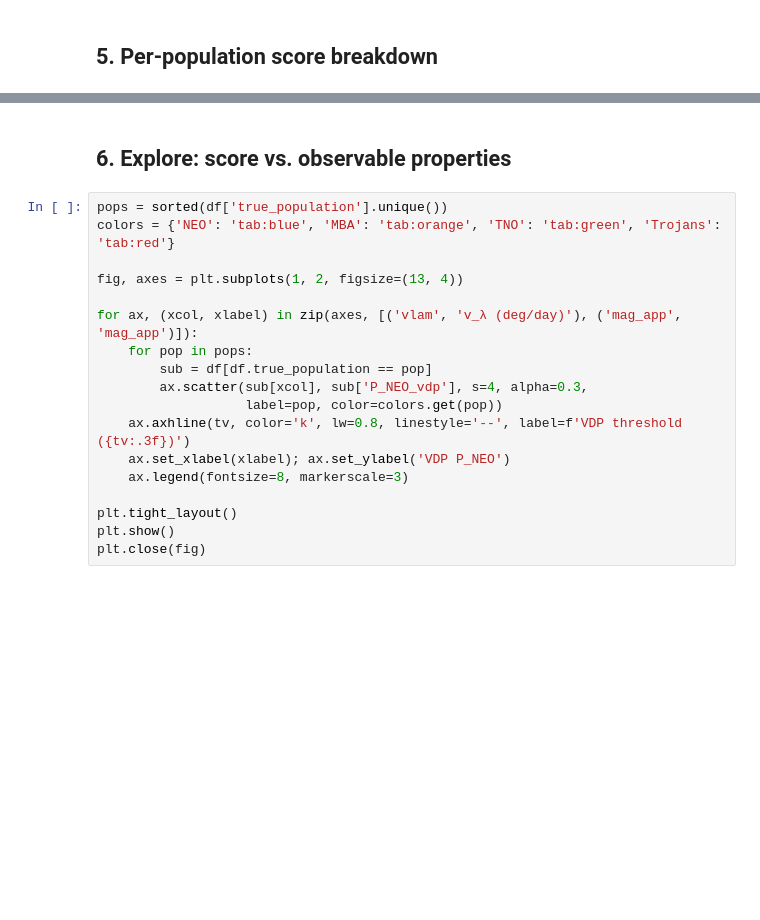
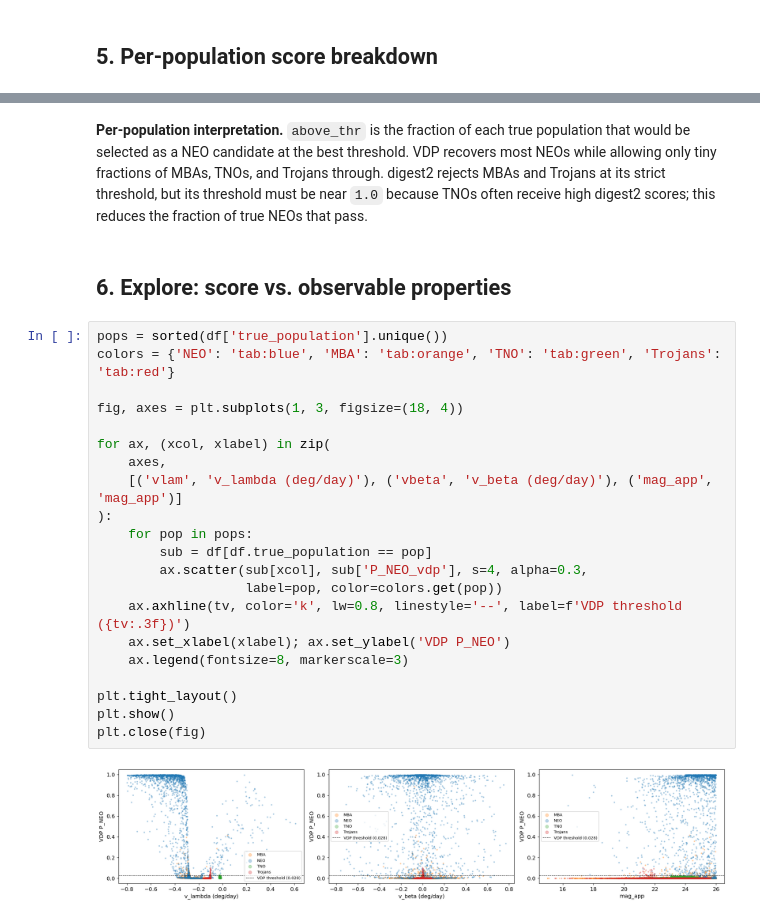
Before and after one commit to devanshi-s04/neomod, a Jupyter notebook: digest2_comparison.ipynb, the cells around one changed output, grey strips where cells are left out. Saved outputs shown, nothing was run; the diff lists cells and outputs as text; blank space fills up the shorter version.

```diff
--- a/digest2_comparison.ipynb
+++ b/digest2_comparison.ipynb
@@ -164,20 +203,27 @@ NEO         n= 362  VDP median=0.832  above_thr=75.4%  | d2 median=1.000  above_
+# %% [markdown]
+**Per-population interpretation.** `above_thr` is the fraction of each true population that would be selected as a NEO candidate at the best threshold. VDP recovers most NEOs while allowing only tiny fractions of MBAs, TNOs, and Trojans through. digest2 rejects MBAs and Trojans at its strict threshold, but its threshold must be near `1.0` because TNOs often receive high digest2 scores; this reduces the fraction of true NEOs that pass.
 # %% [markdown]
 ## 6. Explore: score vs. observable properties
 # %%
 pops = sorted(df['true_population'].unique())
 colors = {'NEO': 'tab:blue', 'MBA': 'tab:orange', 'TNO': 'tab:green', 'Trojans': 'tab:red'}
 
-fig, axes = plt.subplots(1, 2, figsize=(13, 4))
+fig, axes = plt.subplots(1, 3, figsize=(18, 4))
 
-for ax, (xcol, xlabel) in zip(axes, [('vlam', 'v_λ (deg/day)'), ('mag_app', 'mag_app')]):
+for ax, (xcol, xlabel) in zip(
+    axes,
+    [('vlam', 'v_lambda (deg/day)'), ('vbeta', 'v_beta (deg/day)'), ('mag_app', 'mag_app')]
+):
     for pop in pops:
         sub = df[df.true_population == pop]
         ax.scatter(sub[xcol], sub['P_NEO_vdp'], s=4, alpha=0.3,
                    label=pop, color=colors.get(pop))
     ax.axhline(tv, color='k', lw=0.8, linestyle='--', label=f'VDP threshold ({tv:.3f})')
     ax.set_xlabel(xlabel); ax.set_ylabel('VDP P_NEO')
     ax.legend(fontsize=8, markerscale=3)
 
 plt.tight_layout()
 plt.show()
 plt.close(fig)
+# %% [output]
+[figure, added]
```
Also changed, not shown: parts of 18 cells of this notebook, 9 other files.
